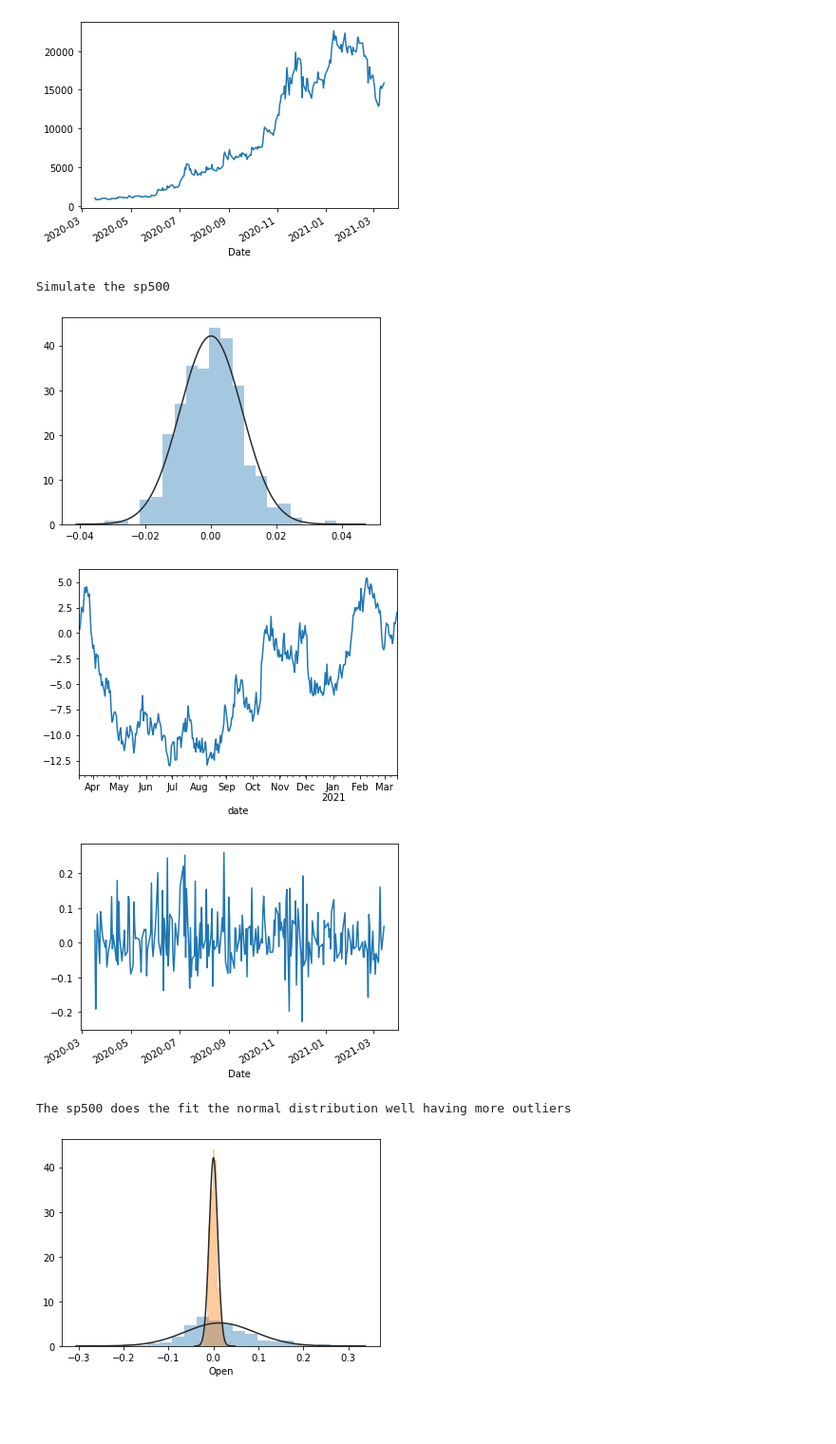
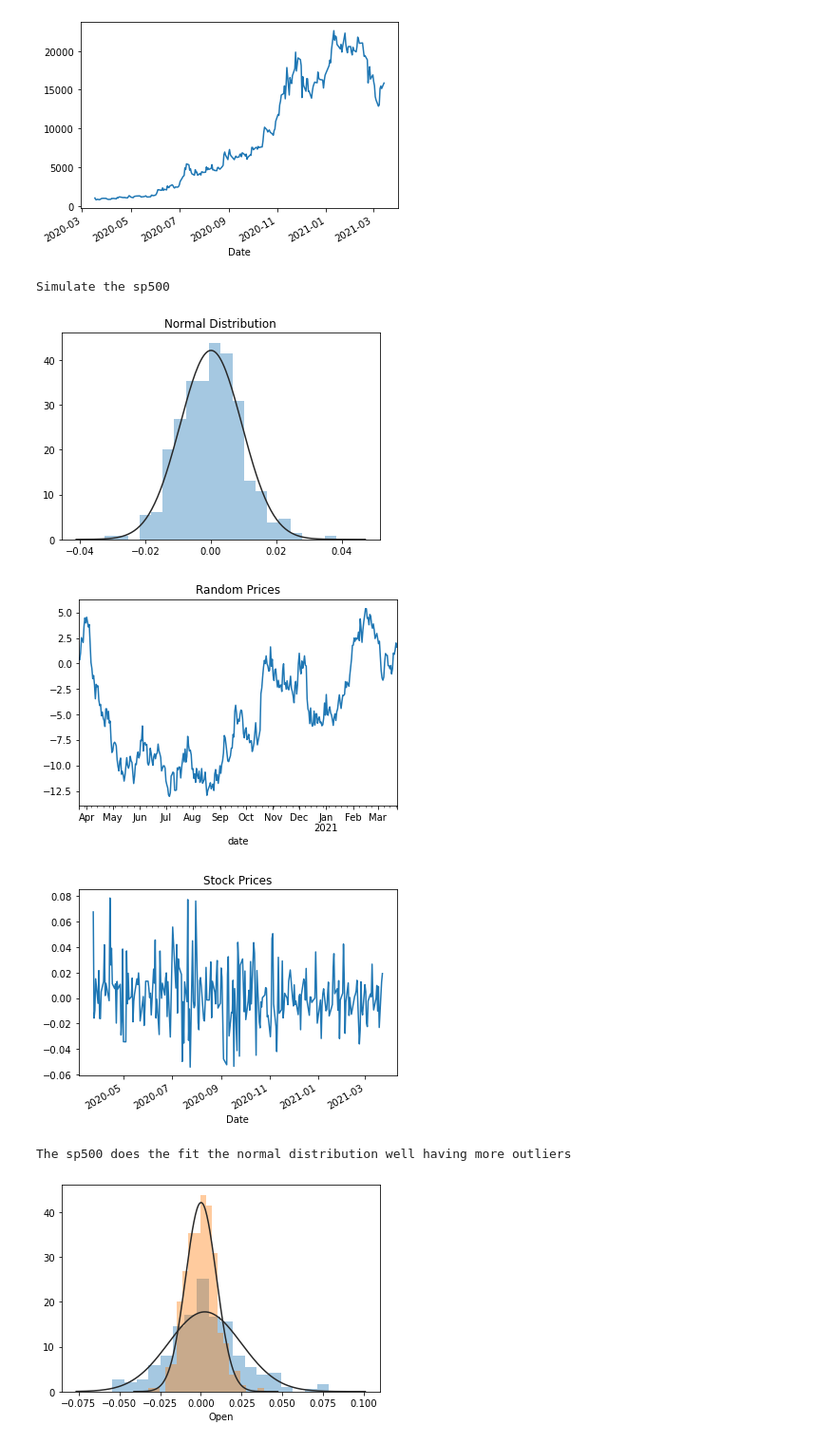
Before and after one commit to Andru-1987/python-deep-learning, a Jupyter notebook: Google timeseries.ipynb, the cells around one changed output. Shown: that part at 95% size. Saved outputs shown, nothing was run; the diff lists cells and outputs as text; code cells hidden in the pictures; blank space fills up the shorter version.

```diff
--- a/Google timeseries.ipynb
+++ b/Google timeseries.ipynb
@@ -19,12 +19,10 @@ sp500=pd.read_csv('sp500.csv',parse_dates=['Date'],index_col='Date')
 cisco=pd.read_csv('CSCO.csv',parse_dates=['Date'],index_col='Date')
 tesla=pd.read_csv('TSLA.csv',parse_dates=['Date'],index_col='Date')
 cgnx=pd.read_csv('CGNX.csv',parse_dates=['Date'],index_col='Date')
+amazon=pd.read_csv('AMZN.csv',parse_dates=['Date'],index_col='Date')
+sp500['Open']=sp500['Open'].resample('D').interpolate() #fix missing data
 
-sp500['Open']=sp500['Open'].resample('D').interpolate()
-
-print(sp500)
-
-df=cgnx.copy()
+df=amazon.copy()
 
 #df['Date']=pd.to_datetime(df['Date'])
 #df=df.set_index('Date')
@@ -37,5 +35,6 @@ twin_ax=ax.twinx()
 df['Volume'].plot(ax=twin_ax, c='green', alpha=0.7)
 plt.xticks(rotation=90)
 plt.tight_layout()
+plt.legend('Volume')
 plt.show()
 # %% [output]
@@ -225,6 +205,7 @@ vmware['Normalized']=vmware['Open'].div(vmware['Open'].iloc[0]).mul(100)
 sp500['Normalized']=sp500['Open'].div(sp500['Open'].iloc[0]).mul(100)
 cisco['Normalized']=cisco['Open'].div(cisco['Open'].iloc[0]).mul(100)
 cgnx['Normalized']=cgnx['Open'].div(cgnx['Open'].iloc[0]).mul(100)
+amazon['Normalized']=amazon['Open'].div(amazon['Open'].iloc[0]).mul(100)
 
 
 compare=google.merge(microsoft['Normalized'],on='Date',how='left').rename(columns={'Normalized_x':'Google','Normalized_y':'Microsoft'}).drop(columns=['Volume','High','Low','Close','Adj Close']).fillna(0)
@@ -238,6 +219,7 @@ compare=compare.merge(vmware['Normalized'],on='Date',how='left').rename(columns=
 compare=compare.merge(sp500['Normalized'],on='Date',how='left').rename(columns={'Normalized':'SP500'}).fillna(0)
 compare=compare.merge(cisco['Normalized'],on='Date',how='left').rename(columns={'Normalized':'Cisco'}).fillna(0)
 compare=compare.merge(cgnx['Normalized'],on='Date',how='left').rename(columns={'Normalized':'CGNX'}).fillna(0)
+compare=compare.merge(amazon['Normalized'],on='Date',how='left').rename(columns={'Normalized':'Amazon'}).fillna(0)
 
 #print(compare)
 
@@ -245,7 +227,7 @@ compare=compare.merge(cgnx['Normalized'],on='Date',how='left').rename(columns={'
 
 #compare=compare.div(compare.iloc[0]).mul(100)
 
-tickers=['Google','NetFlix','Nio','Dominos','Disney','Apple','VMWare','Cisco','Tesla','CGNX']
+tickers=['Google','NetFlix','Nio','Dominos','Disney','Apple','VMWare','Cisco','Tesla','CGNX','Amazon']
 #tickers=['Nio','Tesla']
 #print(compare)
 fig,ax=plt.subplots(figsize=(6,6))
@@ -286,39 +268,42 @@ plt.show()
 # %%
 print("Simulate the sp500")
 
 seed(42)
 
 #obj=sp500
-obj=nio
+obj=amazon
 dates=pd.date_range(start=obj.index.min(), end=obj.index.max(),freq='D')
 
 random_returns= normal(loc=0, scale=.01, size=len(dates))
 sns.distplot(random_returns, fit=norm, kde=False)
+plt.title('Normal Distribution')
 plt.show()
 
 #print(len(dates),len(random_returns))
 return_df=pd.DataFrame({'date':dates,'prices':random_returns})
 return_df=return_df.set_index('date')
 #print(return_df)
 
 random_prices=return_df.prices.add(1).cumprod().sub(1)
 random_prices.mul(100).plot()
+plt.title('Random Prices')
 plt.show()
 
 returns_obj=obj['Open'].pct_change()
 returns_obj.plot()
+plt.title('Stock Prices')
 plt.show()
 
 sns.distplot(returns_obj, fit=norm, kde=False)
 sns.distplot(random_returns, fit=norm, kde=False)
 print("The sp500 does the fit the normal distribution well having more outliers")
 # %% [output]
 Simulate the sp500
-[figure, old version]
+[figure, new version]
-[figure, old version]
+[figure, new version]
-[figure, old version]
+[figure, new version]
 The sp500 does the fit the normal distribution well having more outliers
-[figure, old version]
+[figure, new version]
 # %%
 print ('randomly sample from data')
 sample=returns_obj.dropna()
```
Also changed, not shown: parts of 12 cells of this notebook, 4 other files.
